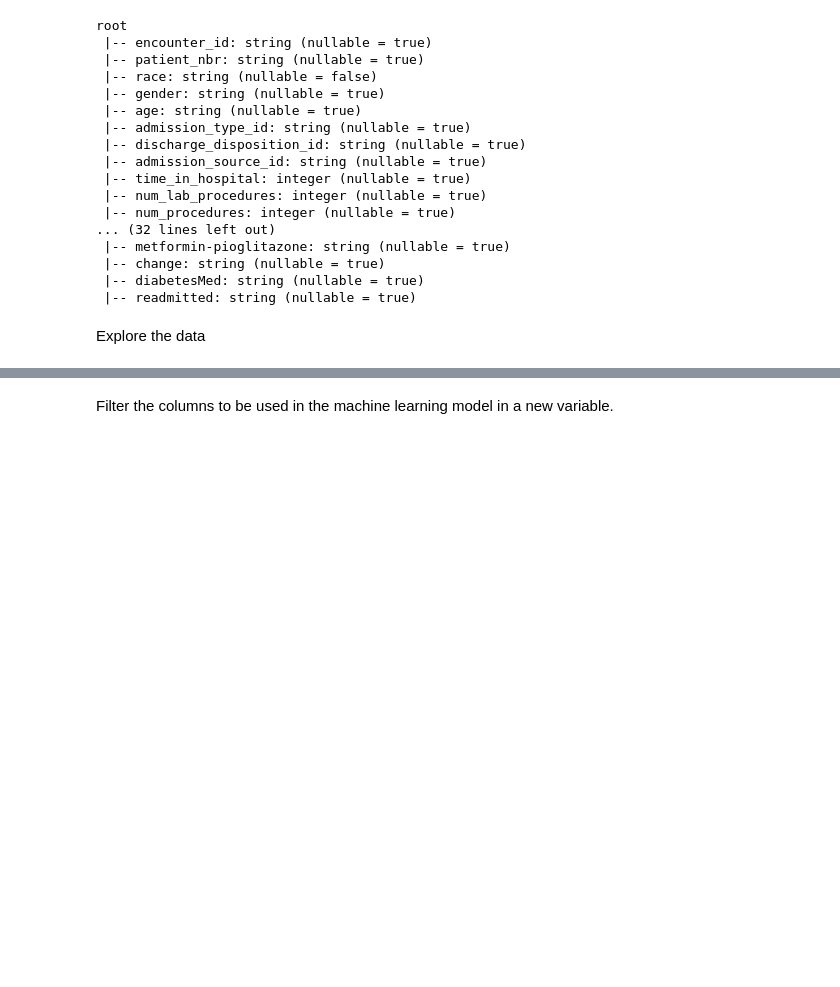
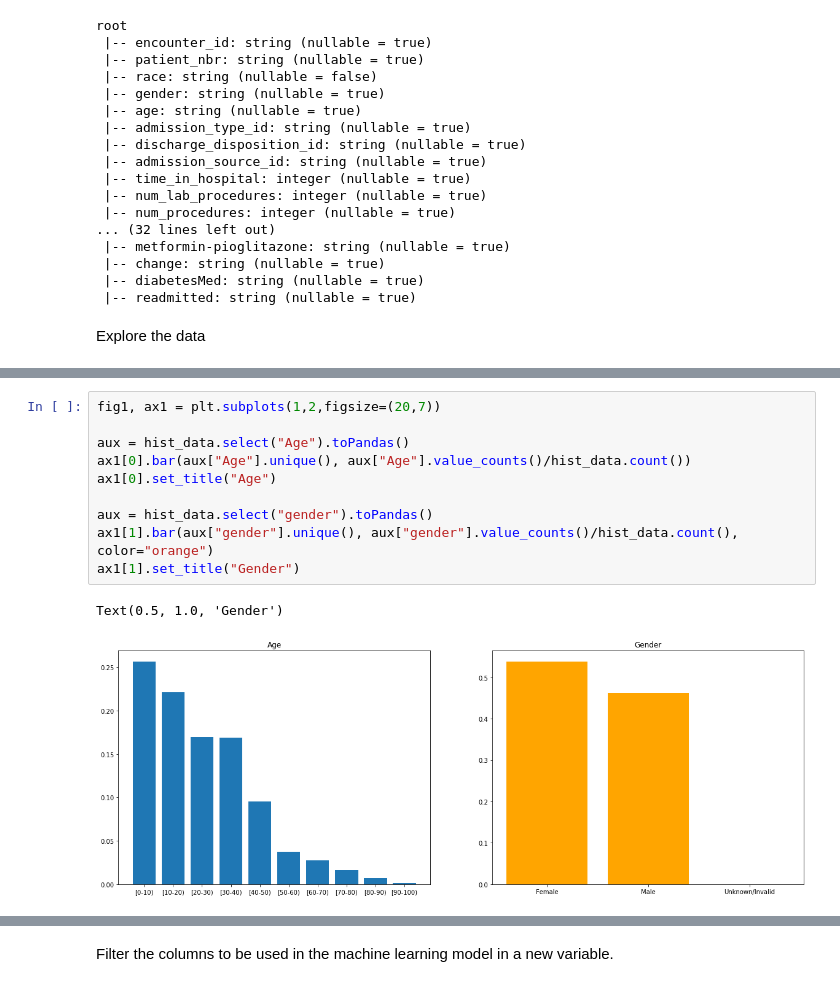
Before and after one commit to martaasp/tfm, a Jupyter notebook: smart-medical-dashboard.ipynb, the cells around one changed output, grey strips where cells are left out. Drawn from its saved outputs; the diff is of its cells as text; blank space fills up the shorter version.

```diff
--- a/smart-medical-dashboard.ipynb
+++ b/smart-medical-dashboard.ipynb
@@ -197,0 +171,13 @@ EOFError
+# %%
+fig1, ax1 = plt.subplots(1,2,figsize=(20,7))
+
+aux = hist_data.select("Age").toPandas()
+ax1[0].bar(aux["Age"].unique(), aux["Age"].value_counts()/hist_data.count())
+ax1[0].set_title("Age")
+
+aux = hist_data.select("gender").toPandas()
+ax1[1].bar(aux["gender"].unique(), aux["gender"].value_counts()/hist_data.count(), color="orange")
+ax1[1].set_title("Gender")
+# %% [output]
+Text(0.5, 1.0, 'Gender')
+[figure, added]
```
Also changed, not shown: parts of 30 cells of this notebook.
